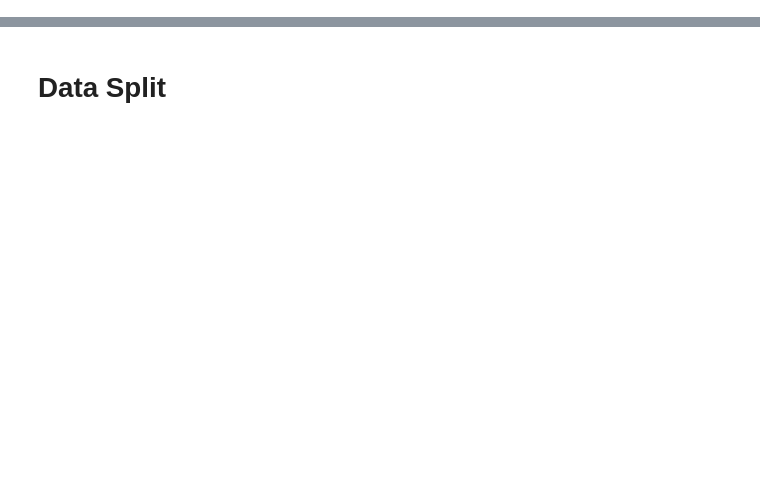
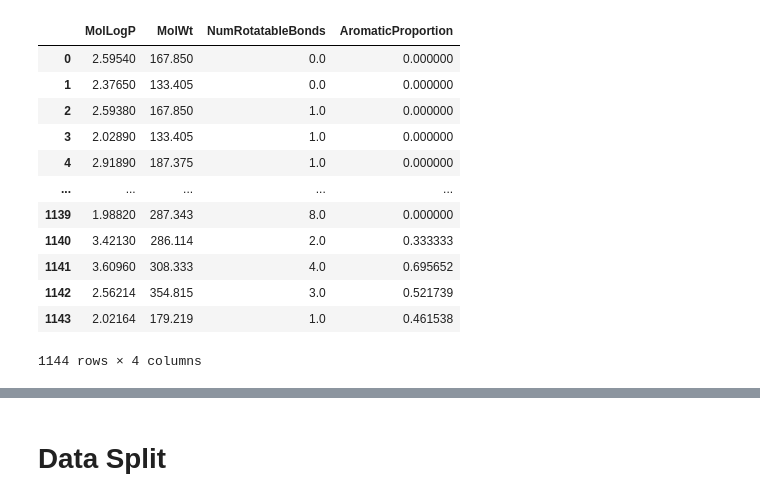
Before and after one commit to nandita992/Cheminformatics-Predicting-solubility-of-Chemical-compounds, a Jupyter notebook: Codes.ipynb, the cells around one changed output, grey strips where cells are left out. Cells and saved outputs as stored; diff of their text form; code cells hidden in the pictures; blank space fills up the shorter version.

```diff
--- a/Codes.ipynb
+++ b/Codes.ipynb
@@ -883,0 +172,3 @@ X.shape
+# %%
+df = generate(sol.SMILES)
+df
@@ -883,0 +191,9 @@ X.shape
+# %%
+def AromaticAtoms(m):
+  aromatic_atoms = [m.GetAtomWithIdx(i).GetIsAromatic() for i in range(m.GetNumAtoms())]
+  aa_count = []
+  for i in aromatic_atoms:
+    if i==True:
+      aa_count.append(1)
+  sum_aa_count = sum(aa_count)
+  return sum_aa_count
@@ -883,0 +255,3 @@ X.shape
+# %%
+desc_AromaticProportion = [AromaticAtoms(element)/Descriptors.HeavyAtomCount(element) for element in mol_list]
+desc_AromaticProportion
@@ -883,0 +276,5 @@ X.shape
+# %%
+# Converting it to a dataaset
+
+df_desc_AromaticProportion = pd.DataFrame(desc_AromaticProportion, columns=['AromaticProportion'])
+df_desc_AromaticProportion
@@ -883,0 +313,17 @@ X.shape
+# %%
+X = pd.concat([df,df_desc_AromaticProportion], axis=1)
+X
+# %% [output]
+|  | MolLogP | MolWt | NumRotatableBonds | AromaticProportion |
+| 0 | 2.59540 | 167.850 | 0.0 | 0.000000 |
+| 1 | 2.37650 | 133.405 | 0.0 | 0.000000 |
+| 2 | 2.59380 | 167.850 | 1.0 | 0.000000 |
+| 3 | 2.02890 | 133.405 | 1.0 | 0.000000 |
+| 4 | 2.91890 | 187.375 | 1.0 | 0.000000 |
+| ... | ... | ... | ... | ... |
+| 1139 | 1.98820 | 287.343 | 8.0 | 0.000000 |
+| 1140 | 3.42130 | 286.114 | 2.0 | 0.333333 |
+| 1141 | 3.60960 | 308.333 | 4.0 | 0.695652 |
+| 1142 | 2.56214 | 354.815 | 3.0 | 0.521739 |
+| 1143 | 2.02164 | 179.219 | 1.0 | 0.461538 |
+1144 rows × 4 columns
```
Also changed, not shown: parts of 169 cells of this notebook.
